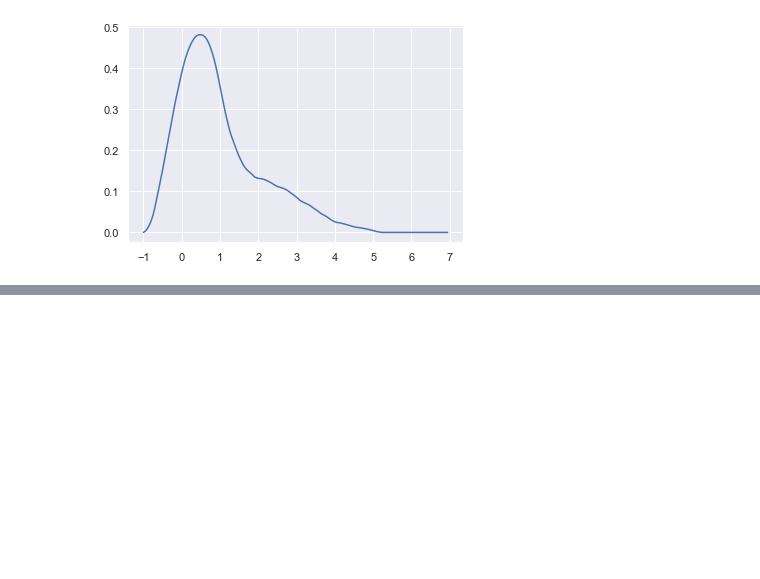
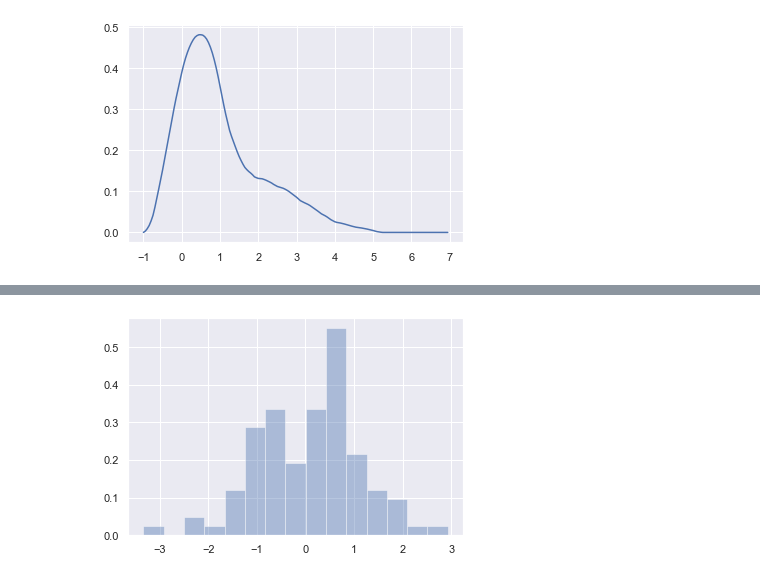
Before and after one commit to rcalix1/ProbabilityDensityFunctionsFromNeuralNets, a Jupyter notebook: KernelEstimationOfPDFs.ipynb, the cells around one changed output, grey strips where cells are left out. Drawn from its saved outputs; the diff is of its cells as text; code cells hidden in the pictures; blank space fills up the shorter version.

```diff
--- a/KernelEstimationOfPDFs.ipynb
+++ b/KernelEstimationOfPDFs.ipynb
@@ -110,0 +168,7 @@ plt.plot(y, func(y))
+# %%
+errors = torch.tensor(np.random.randn(100))
+
+sns.distplot(errors, kde=False, bins=15, norm_hist=True)
+plt.show()
+# %% [output]
+[figure, added]
```
Also changed, not shown: parts of 14 cells of this notebook.
